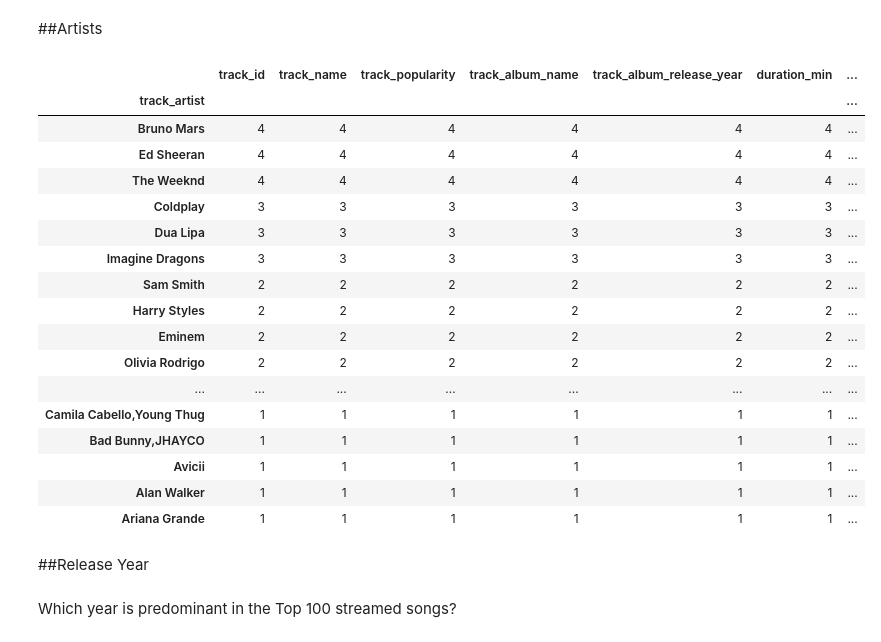
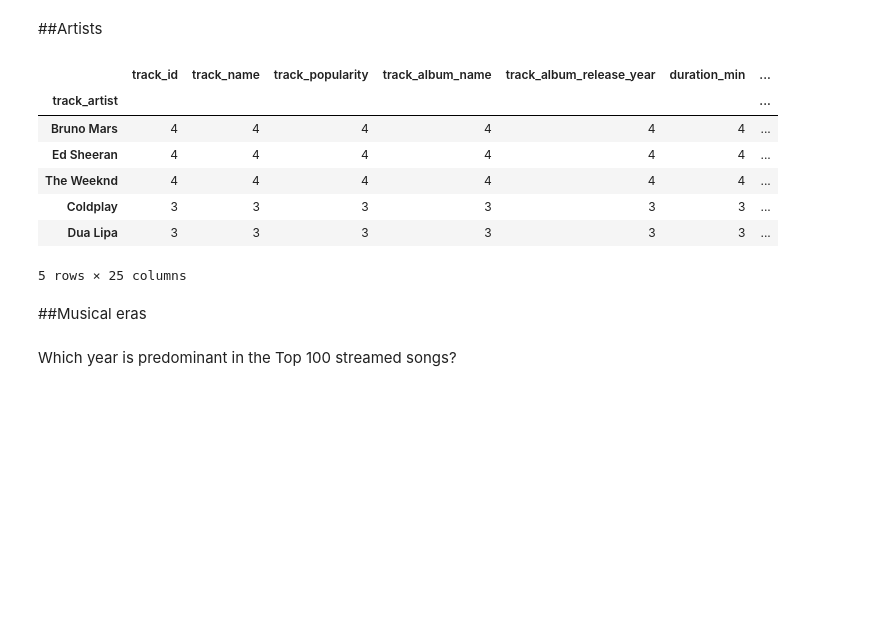
Before and after one commit to Ramonalyst/Music_Recommendation_System, a Jupyter notebook: Spotify_Top_100_2024_Exploration.ipynb, the cells around one changed output. Cells and saved outputs as stored; diff of their text form; code cells hidden in the pictures; blank space fills up the shorter version.

```diff
--- a/Spotify_Top_100_2024_Exploration.ipynb
+++ b/Spotify_Top_100_2024_Exploration.ipynb
@@ -131,3 +111,5 @@ print(duplicates.sum())
+# %%
+df['decade'] = (df['track_album_release_year'] // 10) * 10
 # %% [markdown]
 #Musical features Exploration
 # %% [markdown]
@@ -143,28 +125,18 @@ fig.show()
 ##Artists
 # %%
 grouped_by_artist = df.groupby("track_artist").count()
-grouped_by_artist.sort_values("track_name", ascending=False).head(20)
+grouped_by_artist.sort_values("track_name", ascending=False).head(5)
 # %% [output]
 |  | track_id | track_name | track_popularity | track_album_name | track_album_release_year | duration_min | ... |
 | track_artist |  |  |  |  |  |  | ... |
 | Bruno Mars | 4 | 4 | 4 | 4 | 4 | 4 | ... |
 | Ed Sheeran | 4 | 4 | 4 | 4 | 4 | 4 | ... |
 | The Weeknd | 4 | 4 | 4 | 4 | 4 | 4 | ... |
 | Coldplay | 3 | 3 | 3 | 3 | 3 | 3 | ... |
 | Dua Lipa | 3 | 3 | 3 | 3 | 3 | 3 | ... |
-| Imagine Dragons | 3 | 3 | 3 | 3 | 3 | 3 | ... |
-| Sam Smith | 2 | 2 | 2 | 2 | 2 | 2 | ... |
-| Harry Styles | 2 | 2 | 2 | 2 | 2 | 2 | ... |
-| Eminem | 2 | 2 | 2 | 2 | 2 | 2 | ... |
-| Olivia Rodrigo | 2 | 2 | 2 | 2 | 2 | 2 | ... |
-| ... | ... | ... | ... | ... | ... | ... | ... |
-| Camila Cabello,Young Thug | 1 | 1 | 1 | 1 | 1 | 1 | ... |
-| Bad Bunny,JHAYCO | 1 | 1 | 1 | 1 | 1 | 1 | ... |
-| Avicii | 1 | 1 | 1 | 1 | 1 | 1 | ... |
-| Alan Walker | 1 | 1 | 1 | 1 | 1 | 1 | ... |
-| Ariana Grande | 1 | 1 | 1 | 1 | 1 | 1 | ... |
+5 rows × 25 columns
-# %% [markdown]
-##Release Year
+# %% [markdown]
+##Musical eras
 # %% [markdown]
 Which year is predominant in the Top 100 streamed songs?
 # %%
```
Also changed, not shown: parts of 26 cells of this notebook.
